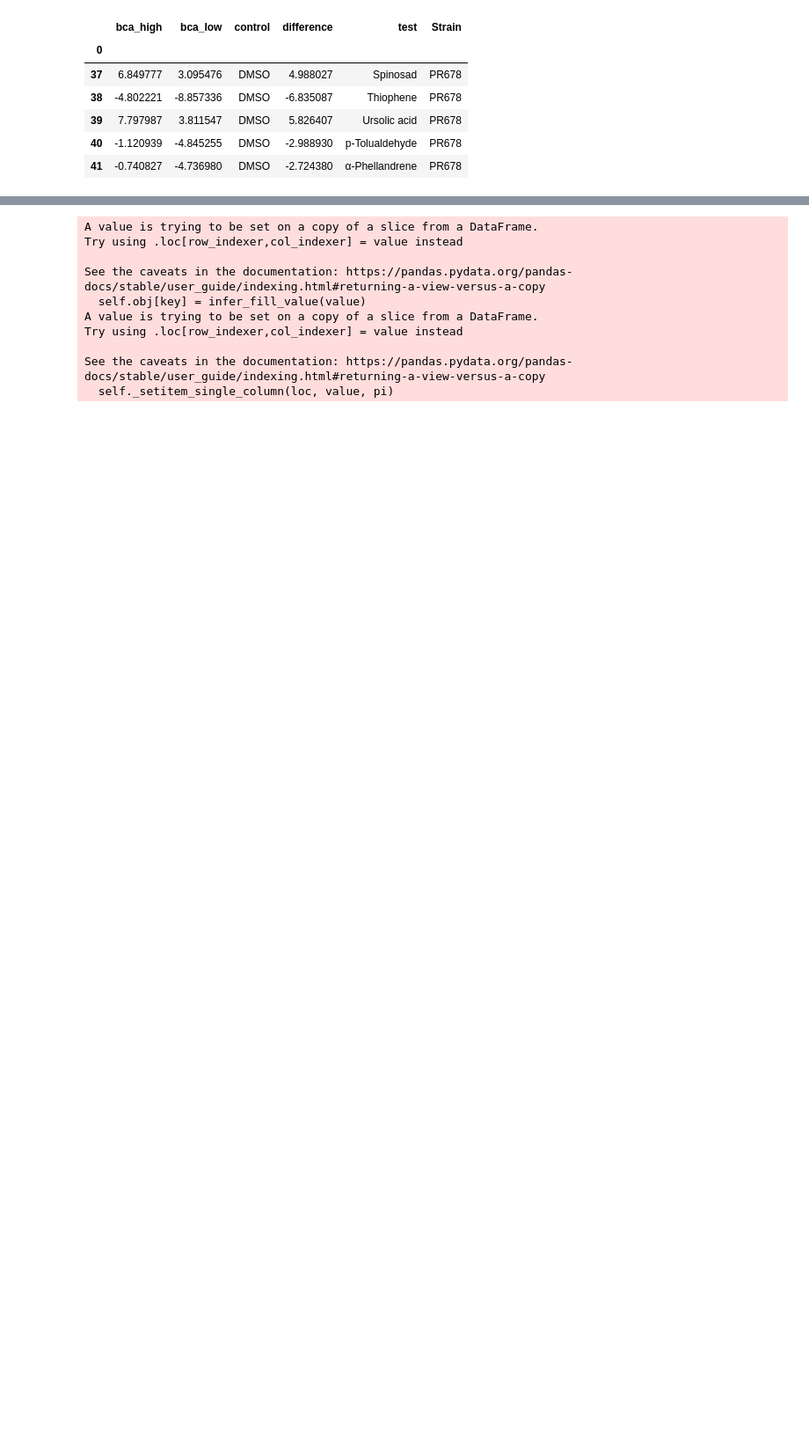
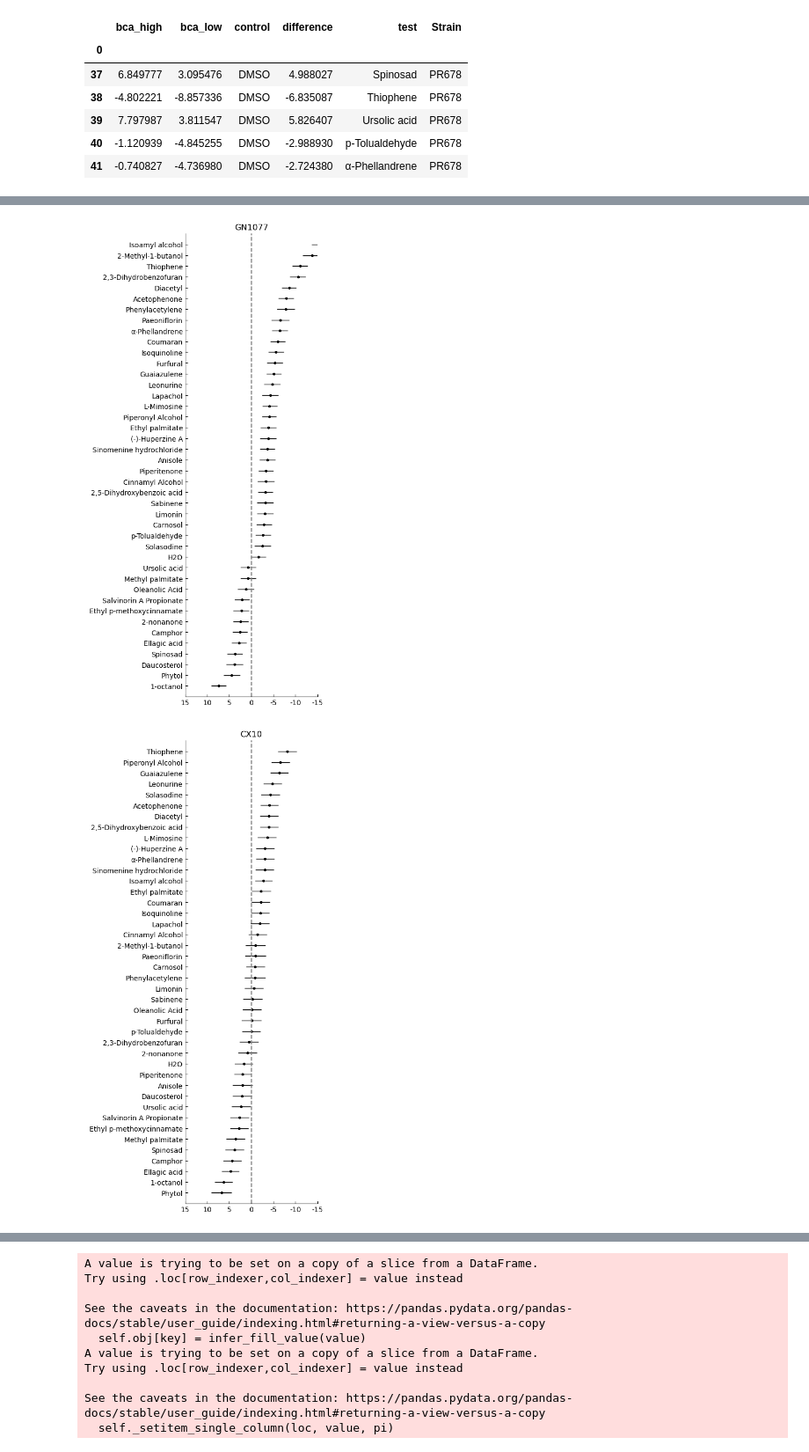
Before and after one commit to Neuroplant-Resources/Neuroplant-DataAnalysis, a Jupyter notebook: Manuscript plots/delta_delta.ipynb, the cells around one changed output, grey strips where cells are left out. Shown at 88% size. Drawn from its saved outputs; the diff is of its cells as text; code cells hidden in the pictures; blank space fills up the shorter version.

Commit message:
reviewer update analysis

```diff
--- a/Manuscript plots/delta_delta.ipynb
+++ b/Manuscript plots/delta_delta.ipynb
@@ -89,0 +34,67 @@ for s in strains:
+# %%
+strains = ['GN1077', 'CX10', 'PR678']
+
+reordered_comps = pd.DataFrame()
+
+
+for s in strains:
+    fig, ax = plt.subplots(figsize=(5, 10))
+    hold = data.loc[data['Strain'] == s]
+
+    reordered = hold.sort_values(by='difference', ascending=False)
+
+    ordr = list(reordered['test'])
+    reordered_comps[s] = ordr
+
+    #reordered = hold.set_index('test')
+    #reordered = reordered.reindex(comord)
+    reordered = reordered.reset_index()
+    reordered['bca_low'] = reordered['bca_low'].astype(np.float64)
+    reordered['bca_high'] = reordered['bca_high'].astype(np.float64)
+    positions = list(range(0, len(ordr)))
+
+    lines1 = []
+
+
+    for index, row in reordered.iterrows():
+
+
+        line = ((row['bca_low'], index), (row['bca_high'], index))
+        lines1.append(line)
+
+
+        #ax.fill_betweenx(positions, plot_data['bca_low'], plot_data['bca_high'], alpha=.25)
+    ytick_labels = list(reordered['test'])
+    mdiffs1 = list(reordered['difference'])
+
+    hln_coll1 = mpl.collections.LineCollection(lines1, colors='black', linewidths = 1)
+
+    #ax[r,c] = plt.gca()
+
+
+
+    x_positions = list(np.arange(-15, 20, 5))
+
+    plt.yticks(positions, ytick_labels )
+    plt.xticks(x_positions, x_positions)
+
+
+    #ax[r,c].xaxis.set_ticks_position('both')
+    ax.add_collection(hln_coll1)
+    ax.scatter(mdiffs1, positions, s=8, c='black')
+    ax.tick_params(axis='both', tickdir='in')
+    ax.spines['top'].set_visible(False)
+    ax.spines['right'].set_visible(False)
+
+    ax.set_xlim(15, -15)
+    ax.set_ylim(-1, len(ordr))
+    ax.set_title(s)
+    ax.axvline(0, ls='--', c='gray')
+    plt.tight_layout()
+    plt.rcParams['svg.fonttype'] = 'none'
+
+    #plt.savefig('C:/Users/Emily/Desktop/ReviewerResponses/' + s + '_dd_sorted.svg')
+plt.show()
+# %% [output]
+[figure, added]
+[figure, added]
```
Also changed, not shown: parts of 20 cells of this notebook, 12 other files.
